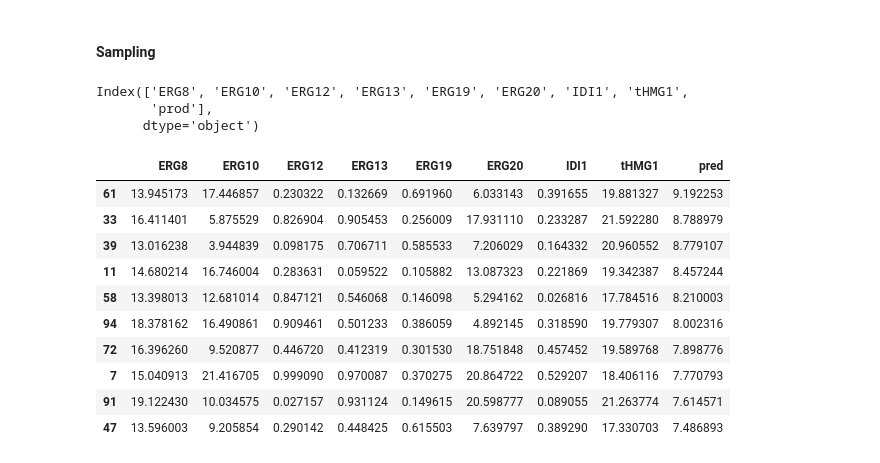
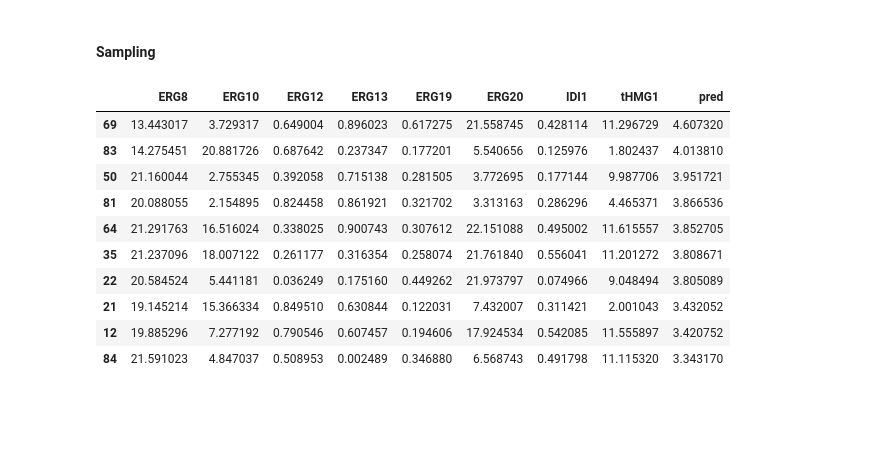
Before and after one commit to costasmexis/straindesignXAI, a Jupyter notebook: notebooks/Carotenoid_manual.ipynb, the cells around one changed output. Saved outputs shown, nothing was run; the diff lists cells and outputs as text; code cells hidden in the pictures; blank space fills up the shorter version.

```diff
--- a/notebooks/Carotenoid_manual.ipynb
+++ b/notebooks/Carotenoid_manual.ipynb
@@ -28,7 +28,18 @@ def get_bounds(df: pd.DataFrame, input_vars: list, epsilon: float=0.10):
         bounds.loc["max", col] = ub
     return bounds
 
-bounds = get_bounds(df, INPUT_VARS)
+# Create train/test sets
+df.sort_values(by='prod', ascending=False, inplace=True)
+test = df[:10].copy()
+train = df[10:].copy()
+
+X_train = train.drop('prod', axis=1)
+y_train = train['prod'].values.ravel()
+
+X_test = test.drop('prod', axis=1)
+y_test = test['prod'].values.ravel()
+
+bounds = get_bounds(train, INPUT_VARS)
 display(bounds)
 # %% [output]
 Input variables: ['ERG8' 'ERG10' 'ERG12' 'ERG13' 'ERG19' 'ERG20' 'IDI1' 'tHMG1']
@@ -151,0 +51,15 @@ Best Score: 1.5276622344556086
+# %%
+def objective(trial):
+    C = trial.suggest_float('C', 0.001, 100)
+    epsilon = trial.suggest_float('epsilon', 0.01, 1)
+    gamma = trial.suggest_float('gamma', 0.001, 1)
+    model = SVR(C=C, epsilon=epsilon, gamma=gamma)
+    scores = cross_val_score(model, X_train, y_train, cv=5)
+    return scores.mean()
+
+study = optuna.create_study(direction='minimize')
+study.optimize(objective, n_trials=500, show_progress_bar=True)
+best_params = study.best_params
+best_score = study.best_value
+final_model = SVR(C=best_params['C'], epsilon=best_params['epsilon'], gamma=best_params['gamma'])
+final_model.fit(X_train, y_train)
@@ -182,11 +122,5 @@ shap_scatter(feature)
 # %% [markdown]
 #### Sampling
-# %%
-df.columns
-# %% [output]
-Index(['ERG8', 'ERG10', 'ERG12', 'ERG13', 'ERG19', 'ERG20', 'IDI1', 'tHMG1',
-       'prod'],
-      dtype='object')
 # %%
 sampling_bounds = pd.DataFrame(columns=bounds.columns, index=bounds.index)
 
@@ -202,41 +136,41 @@ sampling_bounds['ERG12'].loc['max'] = 1.0
 sampling_bounds['ERG13'].loc['min'] = bounds['ERG13'].loc['min']
 sampling_bounds['ERG13'].loc['max'] = 1.0
 
 sampling_bounds['ERG19'].loc['min'] = bounds['ERG19'].loc['min']
 sampling_bounds['ERG19'].loc['max'] = 0.7
 
 sampling_bounds['ERG20'].loc['min'] = 3.0
 sampling_bounds['ERG20'].loc['max'] = bounds['ERG20'].loc['max']
 
 sampling_bounds['IDI1'].loc['min'] = bounds['IDI1'].loc['min']
 sampling_bounds['IDI1'].loc['max'] = 0.6
 
 sampling_bounds['tHMG1'].loc['min'] = 1
 sampling_bounds['tHMG1'].loc['max'] = bounds['tHMG1'].loc['max']
 
 
 # Draw samples fiven the above bounds
 from scipy.stats import qmc
 
 sampler = qmc.LatinHypercube(d=len(INPUT_VARS))
 sample = sampler.random(100)
 LB = sampling_bounds.T['min'].values.tolist()
 UB = sampling_bounds.T['max'].values.tolist()
 
 sample_df = pd.DataFrame(qmc.scale(sample, LB, UB), columns=INPUT_VARS)
-sample_df["pred"] = grid_search.best_estimator_.predict(sample_df)
+sample_df["pred"] = final_model.predict(sample_df)
 sample_df.drop_duplicates(inplace=True)
 sample_df.sort_values("pred", ascending=False, inplace=True)
 sample_df.head(10)
 # %% [output]
 |  | ERG8 | ERG10 | ERG12 | ERG13 | ERG19 | ERG20 | IDI1 | tHMG1 | pred |
-| 61 | 13.945173 | 17.446857 | 0.230322 | 0.132669 | 0.691960 | 6.033143 | 0.391655 | 19.881327 | 9.192253 |
-| 33 | 16.411401 | 5.875529 | 0.826904 | 0.905453 | 0.256009 | 17.931110 | 0.233287 | 21.592280 | 8.788979 |
-| 39 | 13.016238 | 3.944839 | 0.098175 | 0.706711 | 0.585533 | 7.206029 | 0.164332 | 20.960552 | 8.779107 |
-| 11 | 14.680214 | 16.746004 | 0.283631 | 0.059522 | 0.105882 | 13.087323 | 0.221869 | 19.342387 | 8.457244 |
-| 58 | 13.398013 | 12.681014 | 0.847121 | 0.546068 | 0.146098 | 5.294162 | 0.026816 | 17.784516 | 8.210003 |
-| 94 | 18.378162 | 16.490861 | 0.909461 | 0.501233 | 0.386059 | 4.892145 | 0.318590 | 19.779307 | 8.002316 |
-| 72 | 16.396260 | 9.520877 | 0.446720 | 0.412319 | 0.301530 | 18.751848 | 0.457452 | 19.589768 | 7.898776 |
-| 7 | 15.040913 | 21.416705 | 0.999090 | 0.970087 | 0.370275 | 20.864722 | 0.529207 | 18.406116 | 7.770793 |
-| 91 | 19.122430 | 10.034575 | 0.027157 | 0.931124 | 0.149615 | 20.598777 | 0.089055 | 21.263774 | 7.614571 |
-| 47 | 13.596003 | 9.205854 | 0.290142 | 0.448425 | 0.615503 | 7.639797 | 0.389290 | 17.330703 | 7.486893 |
+| 69 | 13.443017 | 3.729317 | 0.649004 | 0.896023 | 0.617275 | 21.558745 | 0.428114 | 11.296729 | 4.607320 |
+| 83 | 14.275451 | 20.881726 | 0.687642 | 0.237347 | 0.177201 | 5.540656 | 0.125976 | 1.802437 | 4.013810 |
+| 50 | 21.160044 | 2.755345 | 0.392058 | 0.715138 | 0.281505 | 3.772695 | 0.177144 | 9.987706 | 3.951721 |
+| 81 | 20.088055 | 2.154895 | 0.824458 | 0.861921 | 0.321702 | 3.313163 | 0.286296 | 4.465371 | 3.866536 |
+| 64 | 21.291763 | 16.516024 | 0.338025 | 0.900743 | 0.307612 | 22.151088 | 0.495002 | 11.615557 | 3.852705 |
+| 35 | 21.237096 | 18.007122 | 0.261177 | 0.316354 | 0.258074 | 21.761840 | 0.556041 | 11.201272 | 3.808671 |
+| 22 | 20.584524 | 5.441181 | 0.036249 | 0.175160 | 0.449262 | 21.973797 | 0.074966 | 9.048494 | 3.805089 |
+| 21 | 19.145214 | 15.366334 | 0.849510 | 0.630844 | 0.122031 | 7.432007 | 0.311421 | 2.001043 | 3.432052 |
+| 12 | 19.885296 | 7.277192 | 0.790546 | 0.607457 | 0.194606 | 17.924534 | 0.542085 | 11.555897 | 3.420752 |
+| 84 | 21.591023 | 4.847037 | 0.508953 | 0.002489 | 0.346880 | 6.568743 | 0.491798 | 11.115320 | 3.343170 |
```
Also changed, not shown: parts of 13 cells of this notebook, 1 other file.
